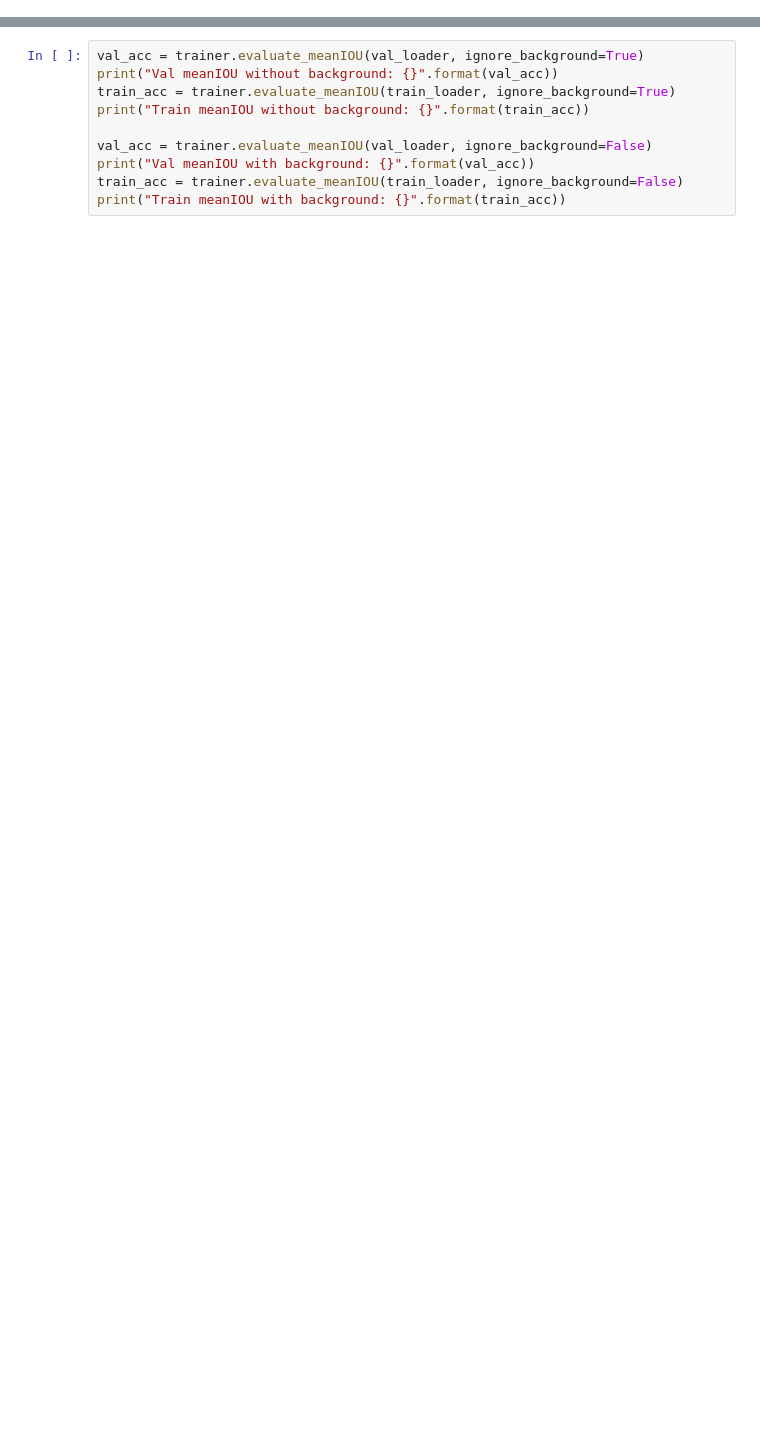
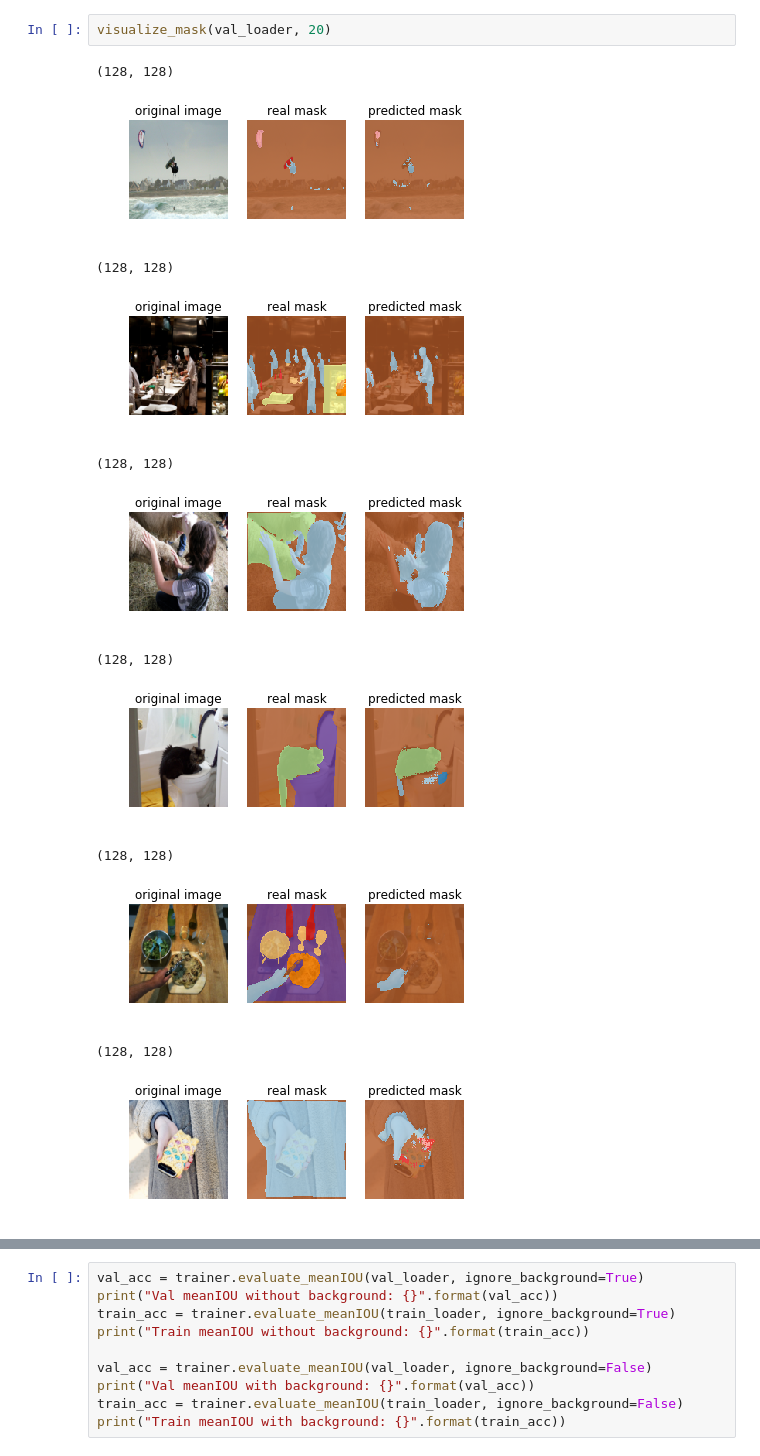
Before and after one commit to lttsh/cs231n-segmentation, a Jupyter notebook: code/visualize_prediction.ipynb, the cells around one changed output, grey strips where cells are left out. Cells and saved outputs as stored; diff of their text form; blank space fills up the shorter version.

```diff
--- a/code/visualize_prediction.ipynb
+++ b/code/visualize_prediction.ipynb
@@ -106,0 +116,15 @@ for data, mask_gt, gt_visual in val_loader:
+# %%
+visualize_mask(val_loader, 20)
+# %% [output]
+(128, 128)
+[figure, added]
+(128, 128)
+[figure, added]
+(128, 128)
+[figure, added]
+(128, 128)
+[figure, added]
+(128, 128)
+[figure, added]
+(128, 128)
+[figure, added]
```
Also changed, not shown: parts of 6 cells of this notebook.
